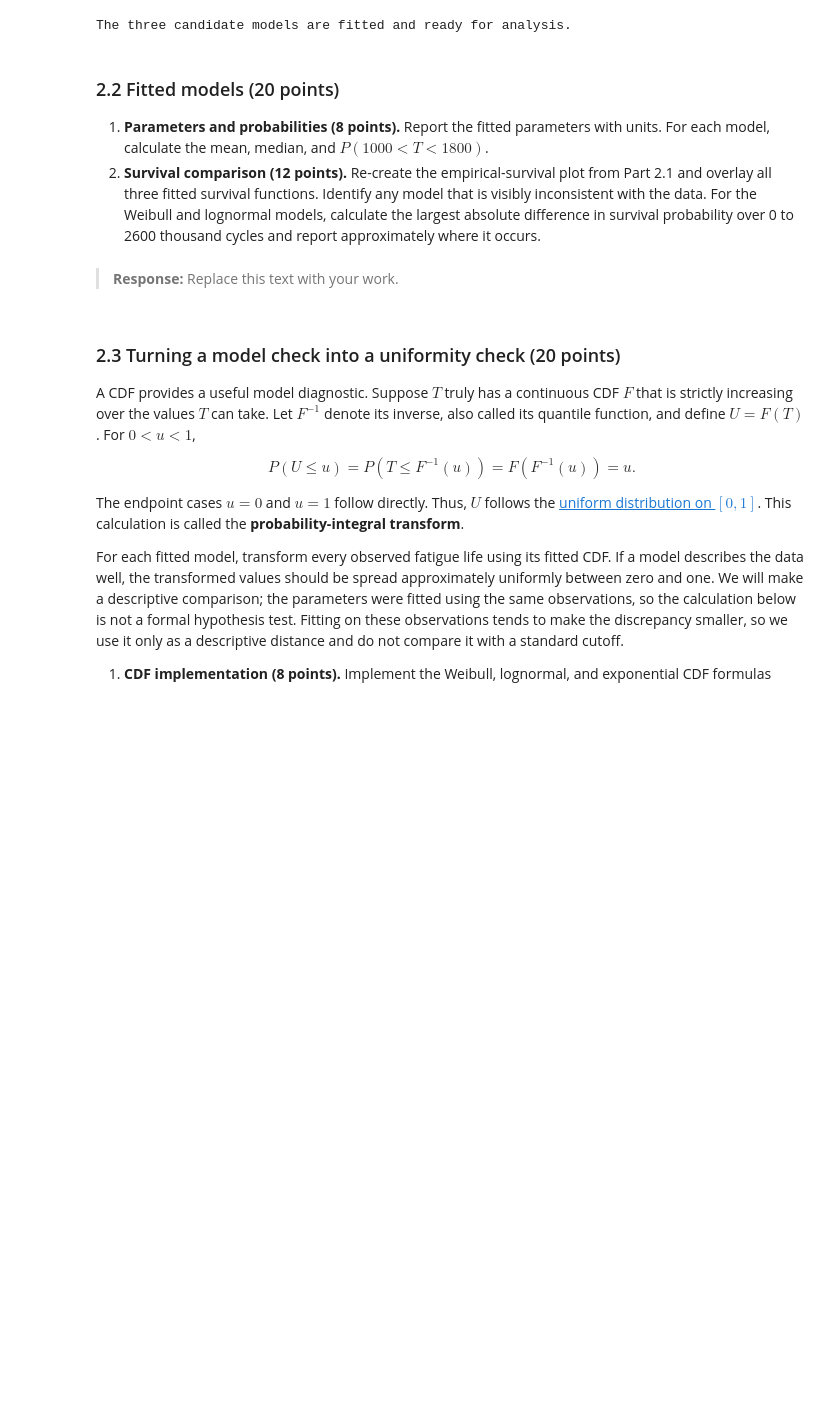
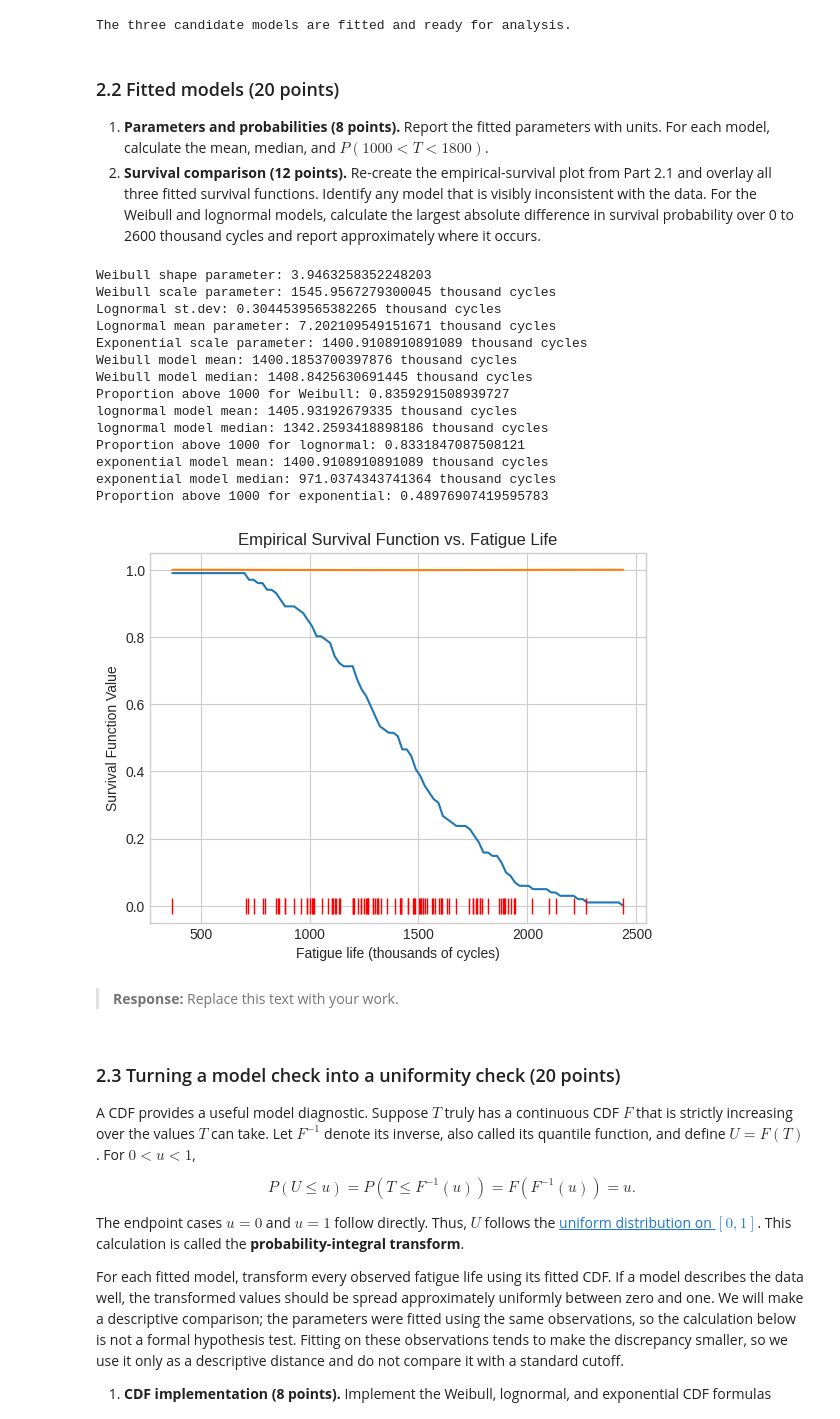
Before and after one commit to adamperkins-code/Machine_Learning, a Jupyter notebook: lecturebook/homework/homework-01.ipynb, the cells around one changed output. Saved outputs shown, nothing was run; the diff lists cells and outputs as text; code cells hidden in the pictures; blank space fills up the shorter version.

```diff
--- a/lecturebook/homework/homework-01.ipynb
+++ b/lecturebook/homework/homework-01.ipynb
@@ -392,3 +390,68 @@ The three candidate models are fitted and ready for analysis.
+# %%
+print(f"Weibull shape parameter: {weibull_shape_hat}")
+print(f"Weibull scale parameter: {weibull_scale_hat} thousand cycles")
+print(f"Lognormal st.dev: {lognormal_shape_hat} thousand cycles")
+print(f"Lognormal mean parameter: {lognormal_mu_hat} thousand cycles")
+print(f"Exponential scale parameter: {exponential_scale_hat} thousand cycles")
+
+weibull_mean = weibull_model.mean()
+weibull_median = weibull_model.median()
+weibull_prop = weibull_model.sf(1000)
+
+lognormal_mean = lognormal_model.mean()
+lognormal_median = lognormal_model.median()
+lognormal_prop = lognormal_model.sf(1000)
+
+
+exponential_mean = exponential_model.mean()
+exponential_median = exponential_model.median()
+exponential_prop = exponential_model.sf(1000)
+
+
+print(f"Weibull model mean: {weibull_mean} thousand cycles")
+print(f"Weibull model median: {weibull_median} thousand cycles")
+print(f"Proportion above 1000 for Weibull: {weibull_prop}")
+
+print(f"lognormal model mean: {lognormal_mean} thousand cycles")
+print(f"lognormal model median: {lognormal_median} thousand cycles")
+print(f"Proportion above 1000 for lognormal: {lognormal_prop}")
+
+print(f"exponential model mean: {exponential_mean} thousand cycles")
+print(f"exponential model median: {exponential_median} thousand cycles")
+print(f"Proportion above 1000 for exponential: {exponential_prop}")
+
+
+#Plotting
+sample_grid = np.linspace(min_fatigue_life,
+                          max_fatigue_life,num=num_fatigue_lives)
+cdf = empirical_cdf(fatigue_life,sample_grid)
+
+
+plt.figure
+plt.plot(sample_grid,1-cdf)
+plt.plot(sample_grid, 1-weibull_model.pdf(sample_grid))
+plt.plot(fatigue_life, np.zeros_like(fatigue_life), '|', color='red',
+         markersize=12, label='Observed Values')
+plt.xlabel('Fatigue life (thousands of cycles)')
+plt.ylabel('Survival Function Value')
+plt.title('Empirical Survival Function vs. Fatigue Life')
+plt.grid(True)
+# %% [output]
+Weibull shape parameter: 3.9463258352248203
+Weibull scale parameter: 1545.9567279300045 thousand cycles
+Lognormal st.dev: 0.3044539565382265 thousand cycles
+Lognormal mean parameter: 7.202109549151671 thousand cycles
+Exponential scale parameter: 1400.9108910891089 thousand cycles
+Weibull model mean: 1400.1853700397876 thousand cycles
+Weibull model median: 1408.8425630691445 thousand cycles
+Proportion above 1000 for Weibull: 0.8359291508939727
+lognormal model mean: 1405.93192679335 thousand cycles
+lognormal model median: 1342.2593418898186 thousand cycles
+Proportion above 1000 for lognormal: 0.8331847087508121
+exponential model mean: 1400.9108910891089 thousand cycles
+exponential model median: 971.0374343741364 thousand cycles
+Proportion above 1000 for exponential: 0.48976907419595783
+[figure, added]
 # %% [markdown]
 > **Response:** Replace this text with your work.
 # %% [markdown]
```
Also changed, not shown: parts of 1 cell of this notebook.
